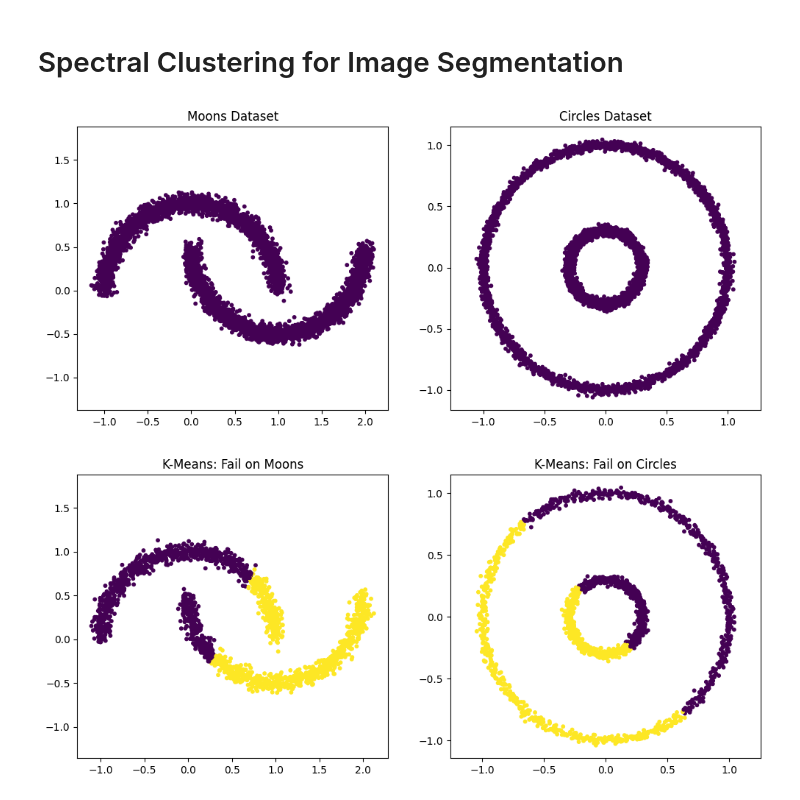
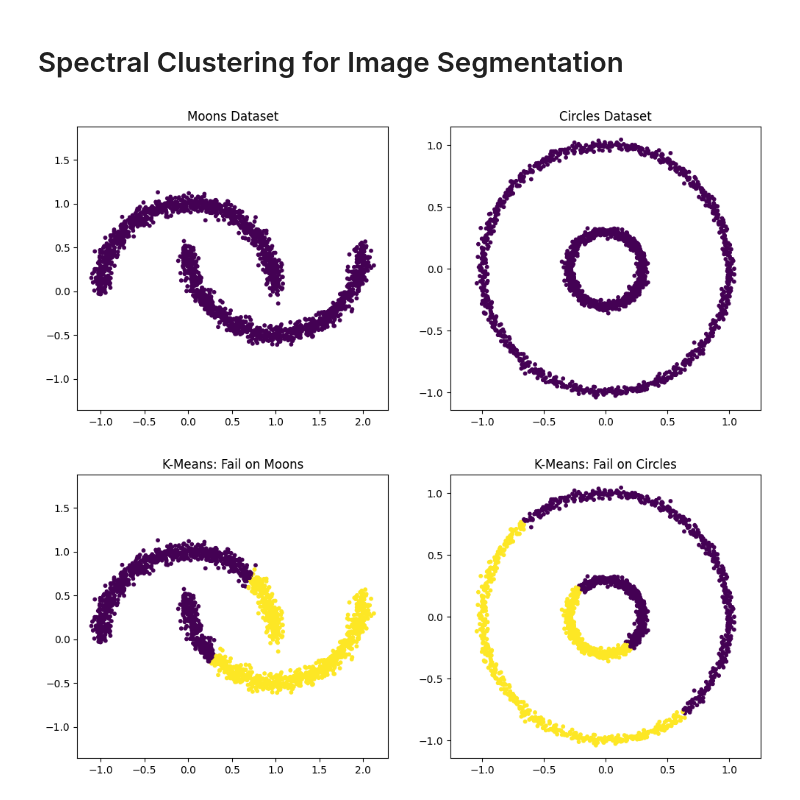
Before and after one commit to giorgiozoccatelli/ComputationalLinearAlgebra, a Jupyter notebook: SpectralClustering/SpectralClustering.ipynb, the cells around one changed output. Saved outputs shown, nothing was run; the diff lists cells and outputs as text; code cells hidden in the pictures.

```diff
--- a/SpectralClustering/SpectralClustering.ipynb
+++ b/SpectralClustering/SpectralClustering.ipynb
@@ -3,33 +3,33 @@
 # %%
 import numpy as np
 import matplotlib.pyplot as plt
 from sklearn.datasets import make_moons, make_circles, make_blobs
 from sklearn.cluster import KMeans, DBSCAN
 from sklearn.metrics import pairwise_distances
 from sklearn.neighbors import kneighbors_graph
 from scipy import sparse
 from scipy.sparse.linalg import eigsh
 from sklearn.metrics.pairwise import rbf_kernel
 from sklearn.preprocessing import StandardScaler
 
-n_samples = 5000
+n_samples = 2000
 random_state = 42
 
 
 X_moons, y_moons = make_moons(n_samples=n_samples, noise=0.05, random_state=random_state)
 X_circles, y_circles = make_circles(n_samples=n_samples, factor=0.3, noise=0.02, random_state=random_state)
 
 def plot_clusters(X, labels, title):
     plt.scatter(X[:, 0], X[:, 1], c=labels, s=10, cmap='viridis')
     plt.title(title)
     plt.axis('equal')
 
 plt.figure(figsize=(12, 5))
 plt.subplot(1, 2, 1); plot_clusters(X_moons, np.zeros(n_samples), "Moons Dataset")
 plt.subplot(1, 2, 2); plot_clusters(X_circles, np.zeros(n_samples), "Circles Dataset")
 plt.show()
 # %% [output]
-[figure, old version]
+[figure, new version]
 # %%
 kmeans_moons = KMeans(n_clusters=2, random_state=random_state).fit(X_moons)
 kmeans_circles = KMeans(n_clusters=2, random_state=random_state).fit(X_circles)
```
Also changed, not shown: parts of 7 cells of this notebook.
